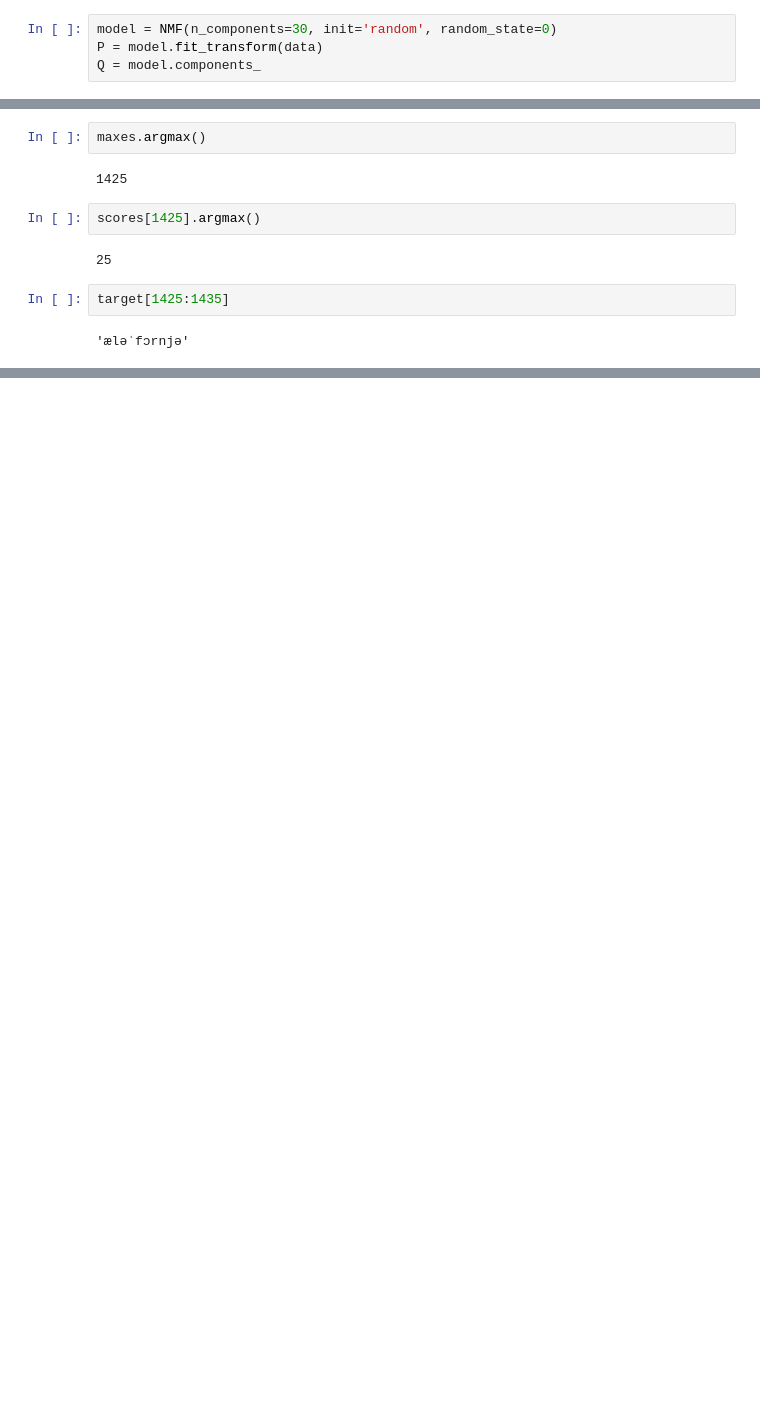
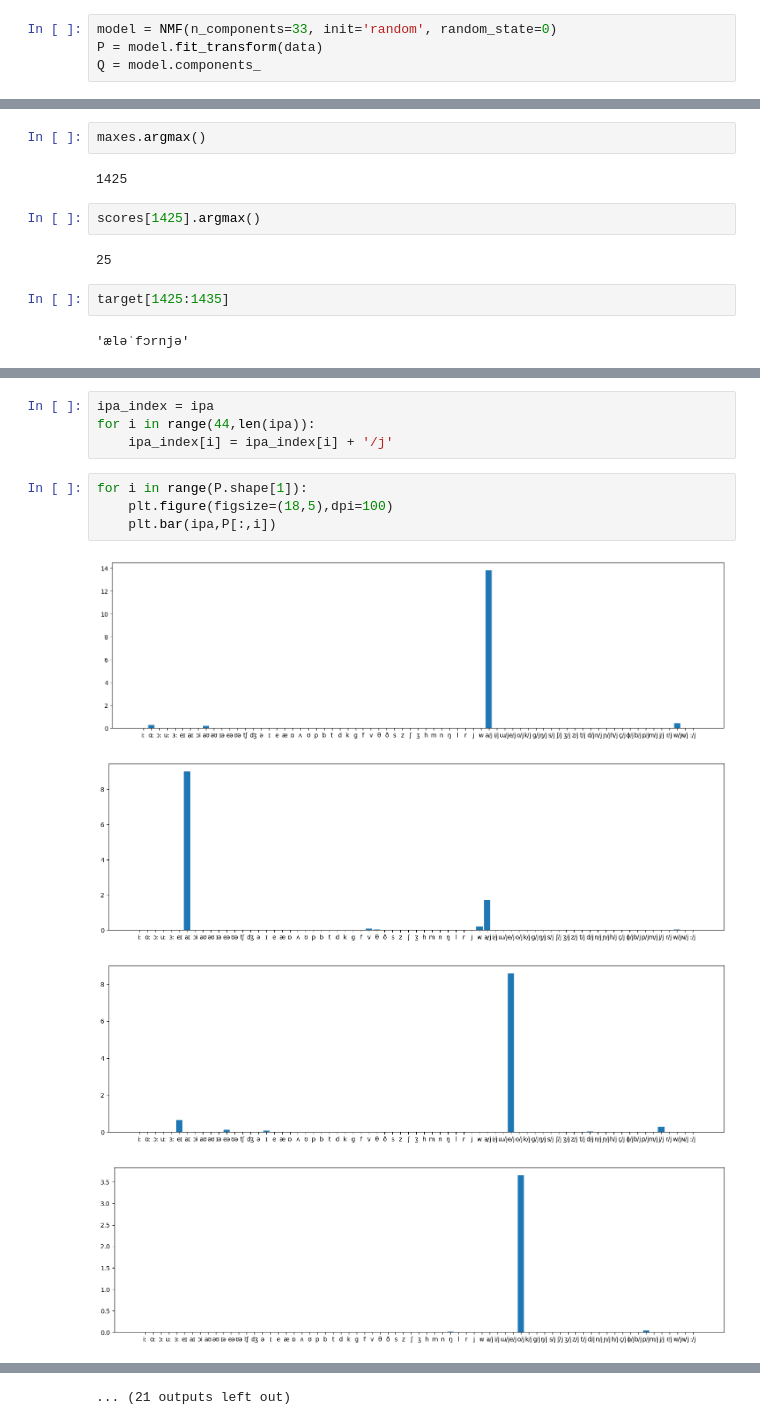
Before and after one commit to ozumin/soramimi, a Jupyter notebook: NMF.ipynb, the cells around one changed output, grey strips where cells are left out. Cells and saved outputs as stored; diff of their text form; blank space fills up the shorter version.

```diff
--- a/NMF.ipynb
+++ b/NMF.ipynb
@@ -95,4 +72,4 @@ target = "aɪm ˈhɜrtɪŋ, ˈbeɪbi, aɪm ˈbroʊkən daʊn aɪ nid jʊər ˈl
 # %%
-model = NMF(n_components=30, init='random', random_state=0)
+model = NMF(n_components=33, init='random', random_state=0)
 P = model.fit_transform(data)
 Q = model.components_
@@ -187,0 +179,13 @@ Name: Unnamed: 0, dtype: object
+# %%
+ipa_index = ipa
+for i in range(44,len(ipa)):
+    ipa_index[i] = ipa_index[i] + '/j'
+# %%
+for i in range(P.shape[1]):
+    plt.figure(figsize=(18,5),dpi=100)
+    plt.bar(ipa,P[:,i])
+# %% [output]
+[figure, added]
+[figure, added]
+[figure, added]
+[figure, added]
@@ -187,0 +200 @@ Name: Unnamed: 0, dtype: object
+... (21 outputs left out)
```
Also changed, not shown: parts of 34 cells of this notebook, 2 other files.
